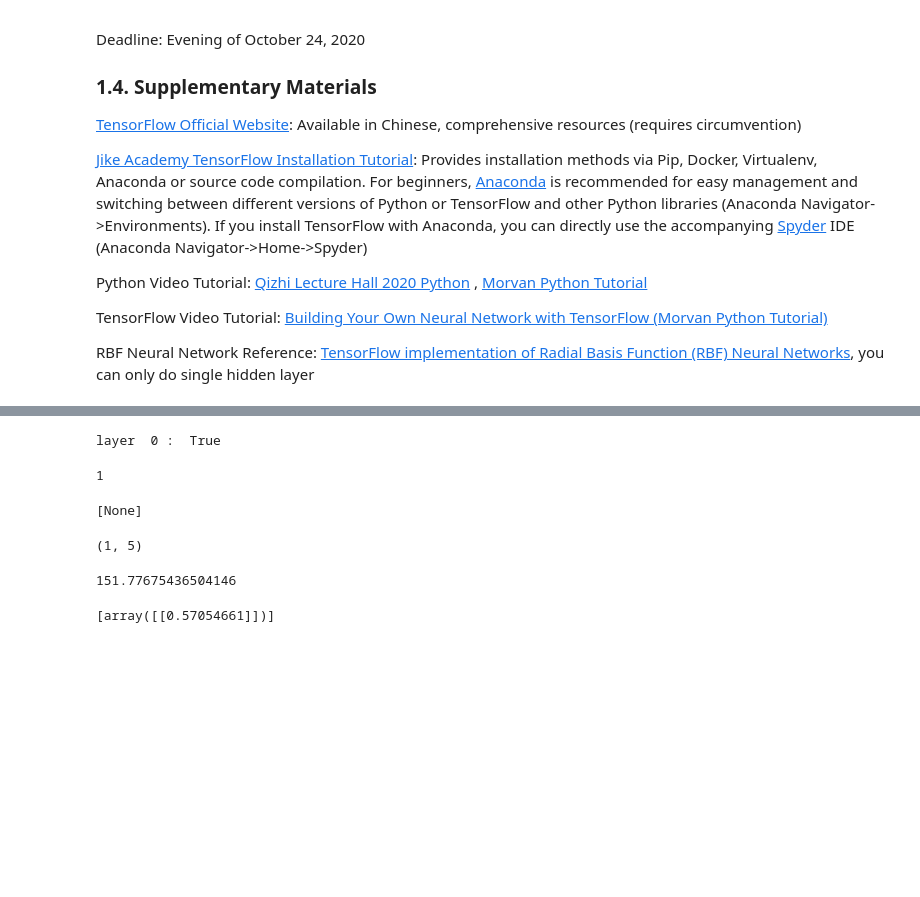
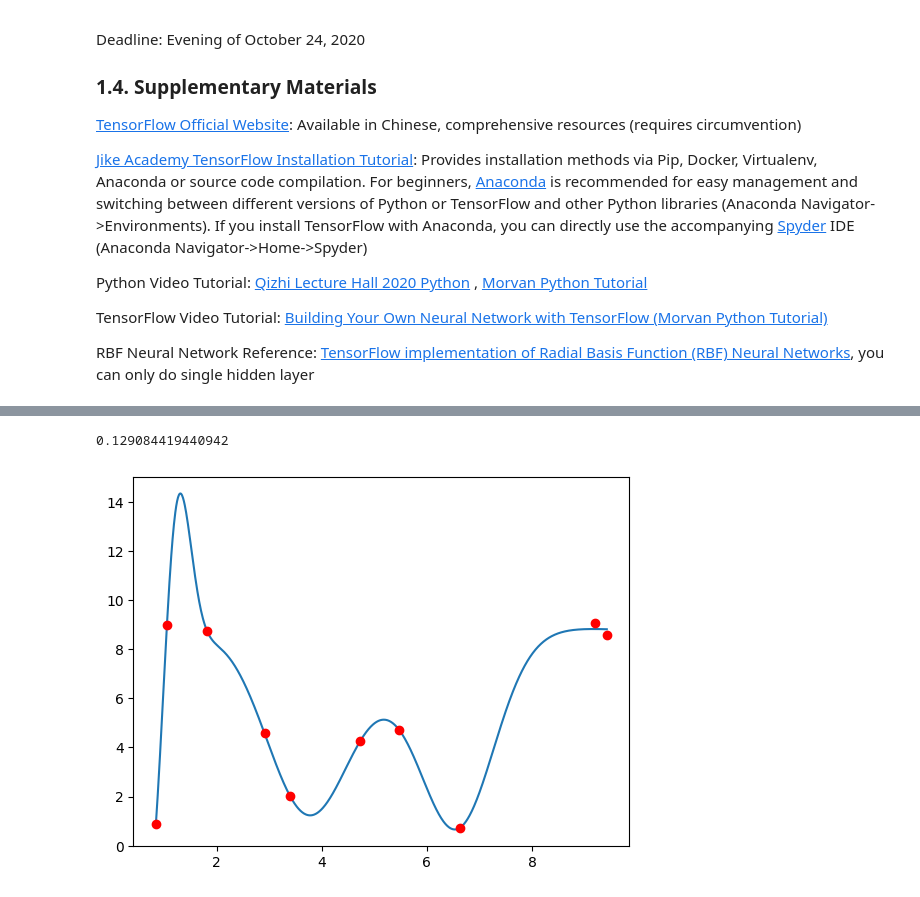
Before and after one commit to scyyc1/GAMES102, a Jupyter notebook: homeworks/hw2/Homework 2.ipynb, the cells around one changed output, grey strips where cells are left out. Cells and saved outputs as stored; diff of their text form; code cells hidden in the pictures; blank space fills up the shorter version.

```diff
--- a/homeworks/hw2/Homework 2.ipynb
+++ b/homeworks/hw2/Homework 2.ipynb
@@ -118,6 +85,6 @@ RBF神经网络参考：[径向基（RBF）神经网络的tensorflow实现](http
 # %%
 class NN:
-    def __init__(self, X, Y, layer_dims=[1, 1], activation_dims=[], learning_rate=0.01, num_iter=1000):
+    def __init__(self, X, Y, layer_dims=[1, 1], activation_dims=[], learning_rate=0.01, num_iter=10000):
         self.L = len(activation_dims)
         self.activations = activation_dims
         self.X = X
@@ -164,27 +131,40 @@ class NN:
     def loss_MSE(self):
         self.loss = np.sum(np.power(self.A[self.L]-self.Y, 2))
 
+    def fit(self, x):
+        A = x
+
+        for l in range(0, self.L):
+            Z = np.dot(self.W[l], A) + self.b[l]
+
+            if(self.activations[l]=="gaussian"):
+                A = self.activation_gaussian(Z)
+            else:
+                A = Z
+
+        return A
+
     def forward_propagation(self):
         for l in range(0, self.L):
             self.Z[l] = np.dot(self.W[l], self.A[l]) + self.b[l]
 
             if(self.activations[l]=="gaussian"):
-                self.A[l+1] = self.activation_gaussian(Z[l])
+                self.A[l+1] = self.activation_gaussian(self.Z[l])
             else:
                 self.A[l+1] = self.Z[l]
 
     def backward_propagation(self):
-        self.dA[self.L] = 2*self.A[self.L]-2*self.Y
+        self.dA[self.L] = 2*self.A[self.L] - 2*self.Y
         for l in reversed(range(self.L)):
 
             m = self.A[l].shape[1]
 
             if(self.activations[l]=="gaussian"):
-                self.dZ[l] = np.dot(self.dA[l+1], -np.dot(self.Z[l], np.exp(-np.square(self.Z[l])/2).T).T)
+                self.dZ[l] = -self.dA[l+1] * self.Z[l] * np.exp(-np.square(self.Z[l])/2)
             else:
                 self.dZ[l] = self.dA[l+1]
 
-            print("layer ", l, ": ", self.dZ[l].shape == self.Z[l].shape)
+#             print("layer ", l, ": ", self.dZ[l].shape == self.Z[l].shape)
 
             self.dW[l] = np.dot(self.dZ[l], self.A[l].T) / m
             self.db[l] = np.sum(self.dZ[l], axis=1, keepdims=True) / m
@@ -207,29 +187,22 @@ class NN:
         self.loss_MSE()
         self.backward_propagation()
         self.update_parameters()
+
+    def train_n_round(self, n):
+        for i in range(n):
+            self.forward_propagation()
+            self.loss_MSE()
+            self.backward_propagation()
+            self.update_parameters()
 # %%
-test = NN(np.array([x_sample]), np.array(y_sample), layer_dims=[1, 1], activation_dims=["default"])
+RBF_NN = NN(np.array([x_sample]), np.array(y_sample), layer_dims=[1, 100, 1], activation_dims=["gaussian", "default"])
-# %%
-test.train_one_round()
-# %% [output]
-layer  0 :  True
-# %%
-test.L
-# %% [output]
-1
-# %%
-test.dW
-# %% [output]
-[None]
-# %%
-test.A[0].shape
-# %% [output]
-(1, 5)
-# %%
-test.loss
-# %% [output]
-151.77675436504146
-# %%
-test.W
-# %% [output]
-[array([[0.57054661]])]
+# %%
+y_pred = RBF_NN.fit(np.array([x_range]))
+RBF_NN.train_n_round(1000)
+print(RBF_NN.loss)
+plt.plot(x_range, y_pred.T)
+plt.plot(x_sample, y_sample, 'o', color='r')
+plt.show()
+# %% [output]
+0.129084419440942
+[figure, added]
```
Also changed, not shown: parts of 2 cells of this notebook.
